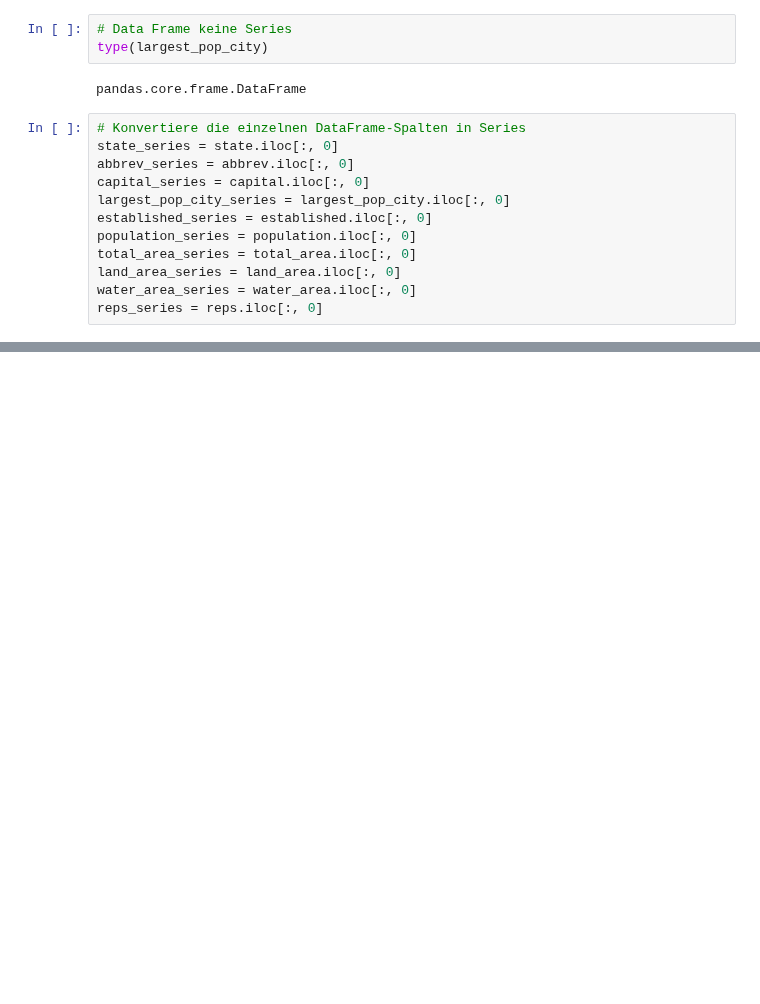
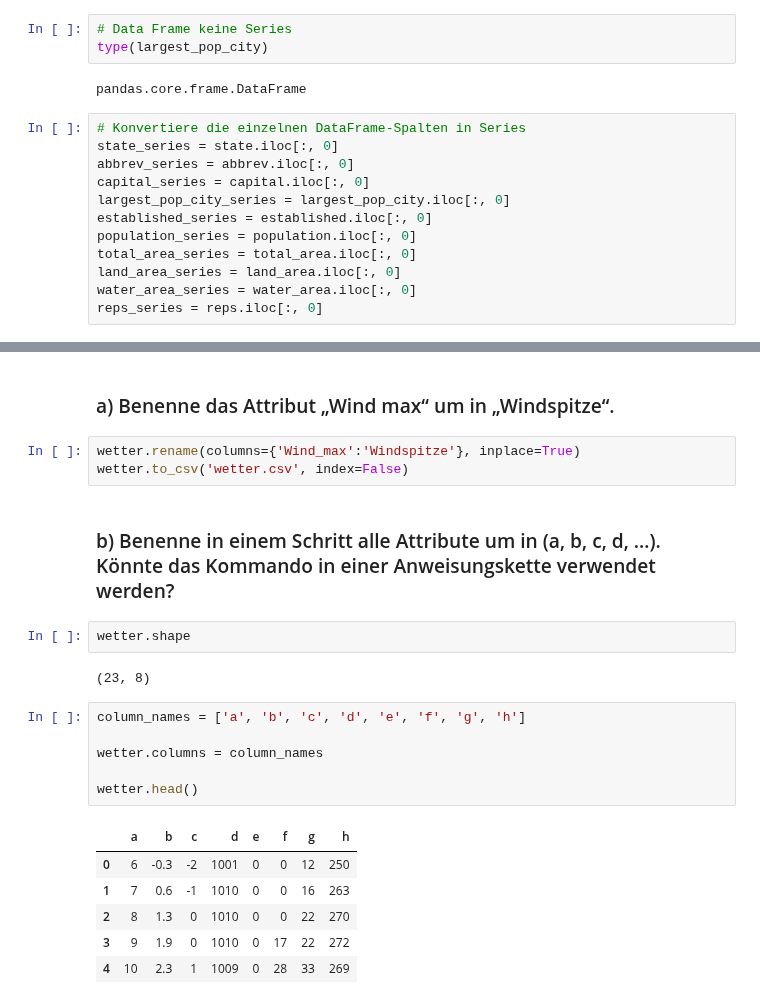
Before and after one commit to OOS-Team/DsKi_DataPreparation, a Jupyter notebook: Aufgabe2_3.ipynb, the cells around one changed output, grey strips where cells are left out. Cells and saved outputs as stored; diff of their text form; blank space fills up the shorter version.

```diff
--- a/Aufgabe2_3.ipynb
+++ b/Aufgabe2_3.ipynb
@@ -221,0 +227,24 @@ states.head()
+# %% [markdown]
+### a) Benenne das Attribut „Wind max“ um in „Windspitze“.
+# %%
+wetter.rename(columns={'Wind_max':'Windspitze'}, inplace=True)
+wetter.to_csv('wetter.csv', index=False)
+# %% [markdown]
+### b) Benenne in einem Schritt alle Attribute um in (a, b, c, d, …). Könnte das Kommando in einer Anweisungskette verwendet werden?
+# %%
+wetter.shape
+# %% [output]
+(23, 8)
+# %%
+column_names = ['a', 'b', 'c', 'd', 'e', 'f', 'g', 'h']
+
+wetter.columns = column_names
+
+wetter.head()
+# %% [output]
+|  | a | b | c | d | e | f | g | h |
+| 0 | 6 | -0.3 | -2 | 1001 | 0 | 0 | 12 | 250 |
+| 1 | 7 | 0.6 | -1 | 1010 | 0 | 0 | 16 | 263 |
+| 2 | 8 | 1.3 | 0 | 1010 | 0 | 0 | 22 | 270 |
+| 3 | 9 | 1.9 | 0 | 1010 | 0 | 17 | 22 | 272 |
+| 4 | 10 | 2.3 | 1 | 1009 | 0 | 28 | 33 | 269 |
```
Also changed, not shown: parts of 12 cells of this notebook.
